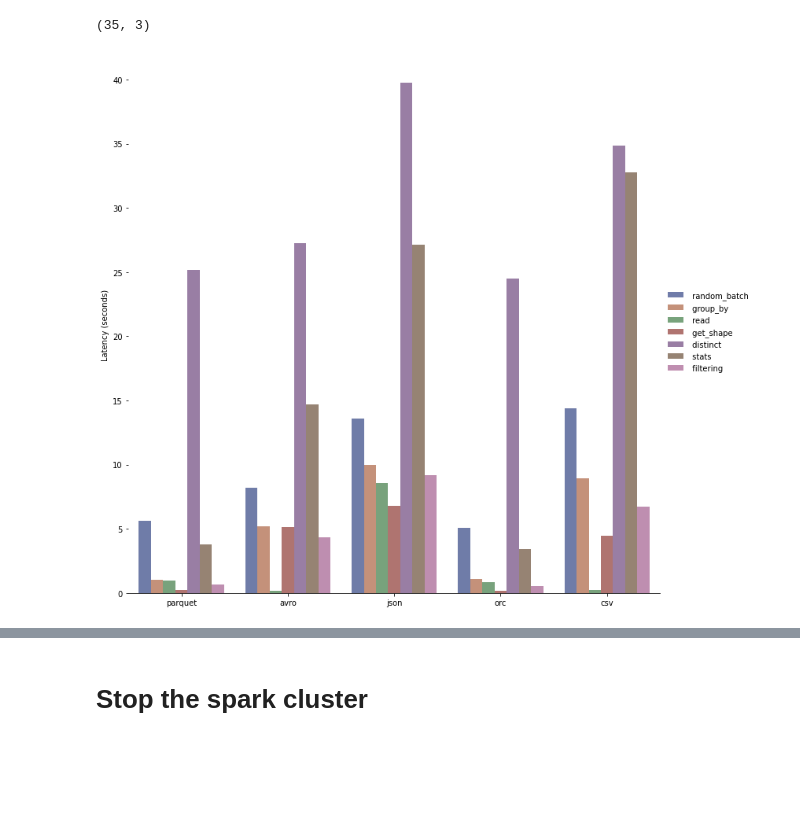
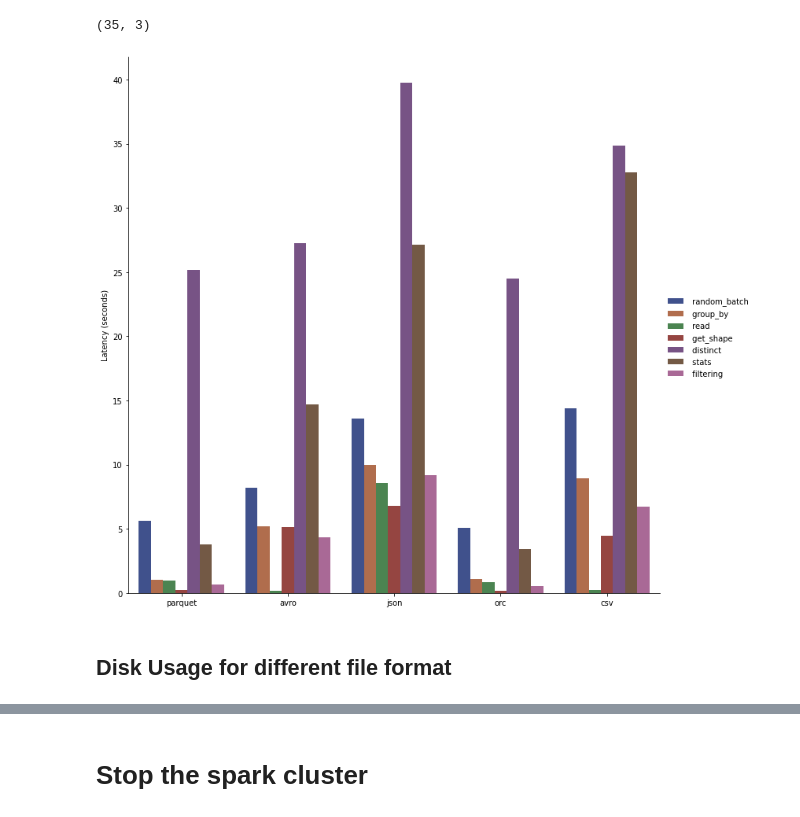
Before and after one commit to pengfei99/data_format_and_optimization, a Jupyter notebook: notebooks/data_format_overview_local.ipynb, the cells around one changed output, grey strips where cells are left out. Saved outputs shown, nothing was run; the diff lists cells and outputs as text; code cells hidden in the pictures; blank space fills up the shorter version.

Commit message:
add visu for disk usage

```diff
--- a/notebooks/data_format_overview_local.ipynb
+++ b/notebooks/data_format_overview_local.ipynb
@@ -32,9 +33,13 @@ csv_data_path="/home/pliu/git/format-performence-test/netflix.csv"
 # %% [markdown]
 ### The read function read the source data file and convert it to a spark data frame
 # %%
-data_format_stats_path="../tmp/mystats.csv"
+# file path for storing operation stats
+data_format_op_stats_path="../tmp/op-stats.csv"
+
+# file path for storing size stats
+data_format_size_stats_path="../tmp/size-stats.csv"
 def write_stats(line):
-    file1 = open(data_format_stats_path,"a")
+    file1 = open(data_format_op_stats_path,"a")
     file1.write(line+"\n")
 # %%
 import time
@@ -516,16 +521,20 @@ import seaborn as sns
 import matplotlib.pyplot as plt
 # %%
 # define a schema
-from pyspark.sql.types import StructType, StructField, DoubleType,StringType
+from pyspark.sql.types import StructType, StructField, DoubleType,StringType,LongType
 
-schema = StructType([
+op_schema = StructType([
     StructField("format", StringType(), True),
     StructField("command", StringType(), True),
     StructField("Latency", DoubleType(), True)])
 
+size_schema = StructType([
+    StructField("format", StringType(), True),
+    StructField("size_kb", LongType(), True)])
+
 
 # read stats file
-rawDf=spark.read.option("header", "false").csv(data_format_stats_path,schema=schema)
+rawDf=spark.read.option("header", "false").csv(data_format_op_stats_path,schema=op_schema)
 rawDf.show(5)
 rawDf.count()
 # %% [output]
@@ -546,18 +555,20 @@ statsDf.count()
 # %% [output]
 35
 # %%
-pandas_df=statsDf.toPandas()
-pandas_df.shape
+pd_df=statsDf.toPandas()
+pd_df.shape
 # %% [output]
 (35, 3)
 # %%
-g = sns.catplot(
-    data=pandas_df, kind="bar",
+g_op = sns.catplot(
+    data=pd_df, kind="bar",
     x="format", y="Latency", hue="command",
-    ci="sd", palette="dark", alpha=0.6, height=10
+    ci="sd", palette="dark", alpha=0.8, height=10
 )
-g.despine(left=True)
-g.set_axis_labels("", "Latency (seconds)")
-g.legend.set_title("")
+g_op.despine(left=False)
+g_op.set_axis_labels("", "Latency (seconds)")
+g_op.legend.set_title(" ")
 # %% [output]
-[figure, old version]
+[figure, new version]
+# %% [markdown]
+## Disk Usage for different  file format
```
Also changed, not shown: parts of 8 cells of this notebook, 1 other file.
